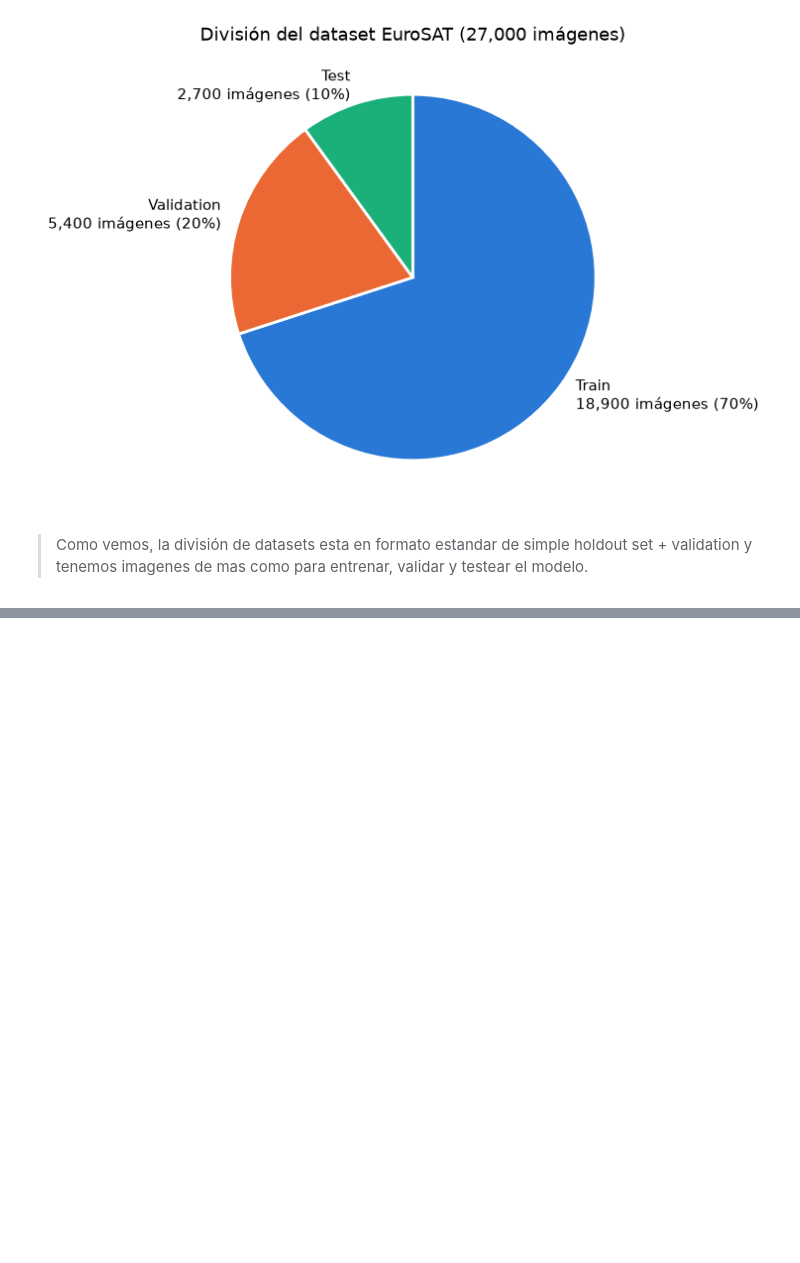
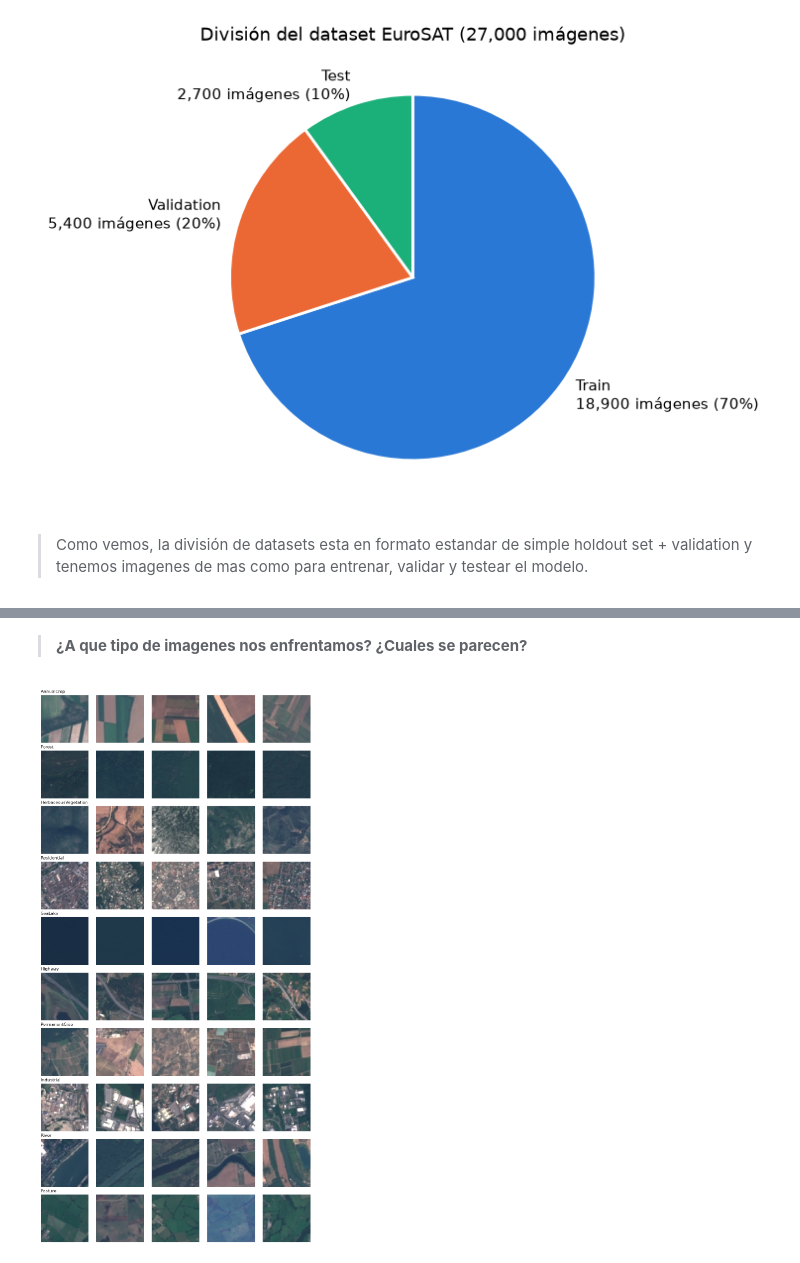
Before and after one commit to manuelferrario/tp3-redes-neuronales-EuroSAT, a Jupyter notebook: tp3.ipynb, the cells around one changed output, grey strips where cells are left out. Saved outputs shown, nothing was run; the diff lists cells and outputs as text; code cells hidden in the pictures; blank space fills up the shorter version.

```diff
--- a/tp3.ipynb
+++ b/tp3.ipynb
@@ -133,0 +168,21 @@ test_df.value_counts(["ClassName"]).plot(kind="pie", figsize=(10, 5), color="#2a
+# %% [markdown]
+> **¿A que tipo de imagenes nos enfrentamos? ¿Cuales se parecen?**
+# %%
+# Mostramos 5 imágenes de cada clase (mismo esquema que la grilla de MNIST de la Práctica 13)
+n_ejemplos = 5
+fig, axs = plt.subplots(len(orden), n_ejemplos, figsize=(10, 20), constrained_layout=True)
+
+for i, clase in enumerate(orden):
+    # Filtramos las imágenes de esta clase y tomamos 5 al azar (random_state para reproducibilidad)
+    ejemplos = train_df[train_df["ClassName"] == clase].sample(n_ejemplos, random_state=42)
+
+    for j, archivo in enumerate(ejemplos["Filename"]):
+        imagen = plt.imread(f"{DATA_DIR}/{archivo}")  # lee el .jpg como array (64, 64, 3)
+        axs[i, j].imshow(imagen)
+        axs[i, j].axis("off")
+
+    axs[i, 0].set_title(clase, loc="left", fontsize=11)
+
+plt.show()
+# %% [output]
+[figure, added]
```
Also changed, not shown: parts of 16 cells of this notebook.
